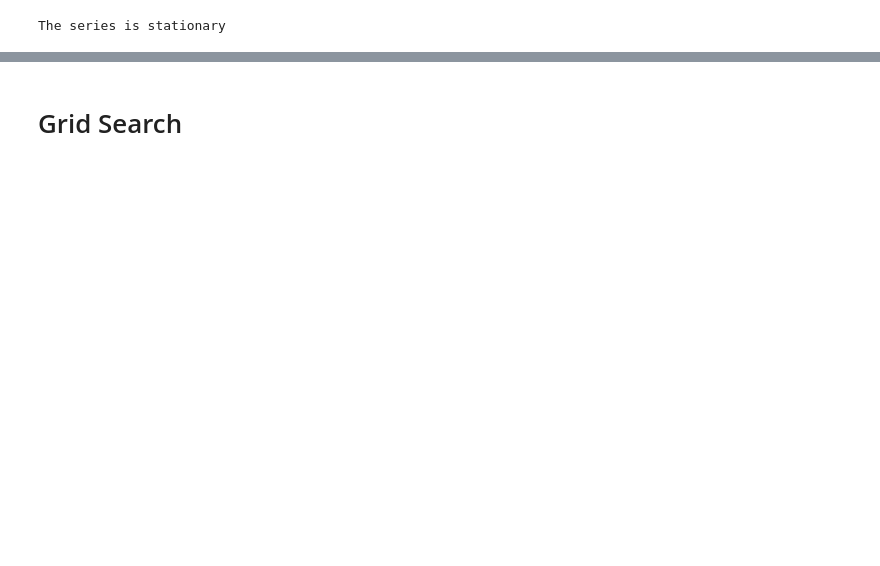
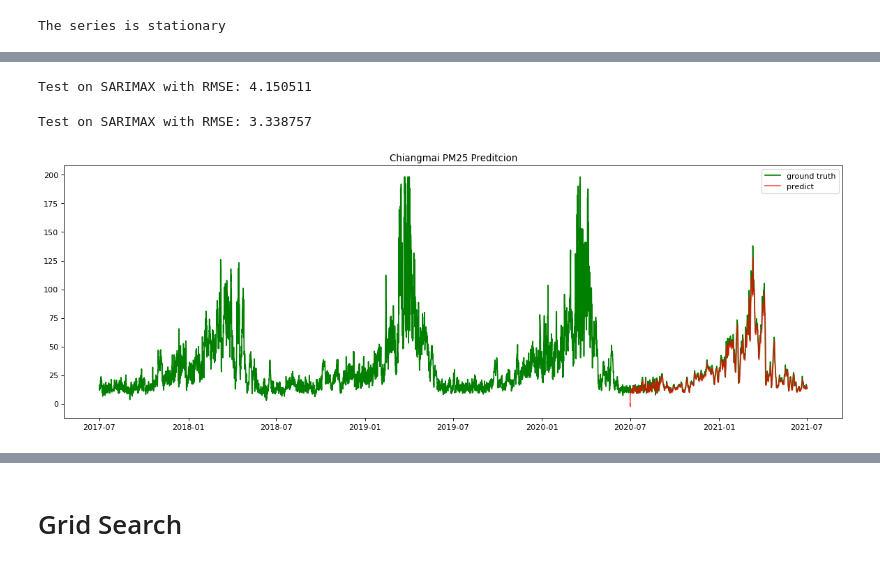
Before and after one commit to One-Night-Miracle/Data-Science-Project1-2021-2-PM2.5-Kaggle, a Jupyter notebook: project_nb_custom.ipynb, the cells around one changed output, grey strips where cells are left out. Drawn from its saved outputs; the diff is of its cells as text; code cells hidden in the pictures; blank space fills up the shorter version.

```diff
--- a/project_nb_custom.ipynb
+++ b/project_nb_custom.ipynb
@@ -593,0 +586,3 @@ ERR = model_cnx.fit()
+# %%
+cnx_ERR = model_cnx.fit()
+bkk_ERR = model_bkk.fit()
@@ -614,20 +639,25 @@ paramss = model_cnx.params
 # %%
-X_test = cnx_valid['PM25'].copy()
+X_test = cnx_test['PM25'].copy()
 X_test = X_test.to_numpy()
 
 Error = [X_test[0]-cnx_train['PM25'].mean()]
 
+cnx_pred = [0]
+
 for t in range(1,X_test.shape[0]):
-    p_pred = model_cnx.p_prediction(X_test, t)
-    q_pred = model_cnx.q_prediction(X_test, Error, t)
-    P_pred = model_cnx.P_prediction(X_test, t)
-    Q_pred = model_cnx.Q_prediction(X_test, Error, t)
+    pred = {} ; x = {}
+    pred['p'], x['p'] = model_cnx.p_prediction(X_test, t)
+    pred['q'], x['q'] = model_cnx.q_prediction(X_test, Error, t)
+    pred['P'], x['P'] = model_cnx.P_prediction(X_test, t)
+    pred['Q'], x['Q'] = model_cnx.Q_prediction(X_test, Error, t)
 
-    y_pred = p_pred + q_pred + P_pred + Q_pred + paramss['c']
+    pred['y'] = (pred['p'] + pred['q'] + pred['P'] + pred['Q'] + model_cnx.params['c']).sum()
 
-    error_t = X_test[t] - y_pred
+    cnx_pred.append(pred['y'])
 
-    print(t, y_pred, X_test[t], error_t)
+    error_t = X_test[t] - pred['y']
+
+    print(t, pred['y'], X_test[t], error_t)
 
     Error.append(error_t)
 # %% [output]
@@ -665,0 +723,34 @@ print(results_cnx.summary().tables[1])
+# %%
+cnx_data = pd.concat((cnx_train, cnx_valid, cnx_test), axis=0)
+cnx_test_copy = cnx_test.copy()
+cnx_test_copy['PM25'] = cnx_pred
+cnx_pred = cnx_test_copy[['PM25']]
+
+mse = mean_squared_error(cnx_test['PM25'], cnx_pred['PM25'])
+rmse = np.sqrt(mse)
+print('Test on SARIMAX with RMSE: %f' % (rmse, ))
+# %% [output]
+Test on SARIMAX with RMSE: 4.150511
+# %%
+bkk_data = pd.concat((bkk_train, bkk_valid, bkk_test), axis=0)
+bkk_test_copy = bkk_test.copy()
+bkk_test_copy['PM25'] = bkk_pred
+bkk_pred = bkk_test_copy[['PM25']]
+
+mse = mean_squared_error(bkk_test['PM25'], bkk_pred['PM25'])
+rmse = np.sqrt(mse)
+print('Test on SARIMAX with RMSE: %f' % (rmse, ))
+# %% [output]
+Test on SARIMAX with RMSE: 3.338757
+# %%
+from matplotlib.pyplot import figure
+
+figure(num=None, figsize=(18, 6), dpi=80, facecolor='w', edgecolor='k')
+plt.plot(cnx_data['PM25'], color='g',label='ground truth')
+plt.plot(cnx_pred['PM25'], alpha=.7, color='r',label='predict')
+plt.title("Chiangmai PM25 Preditcion")
+plt.legend(loc="upper right")
+
+plt.show()
+# %% [output]
+[figure, added]
```
Also changed, not shown: parts of 28 cells of this notebook.
